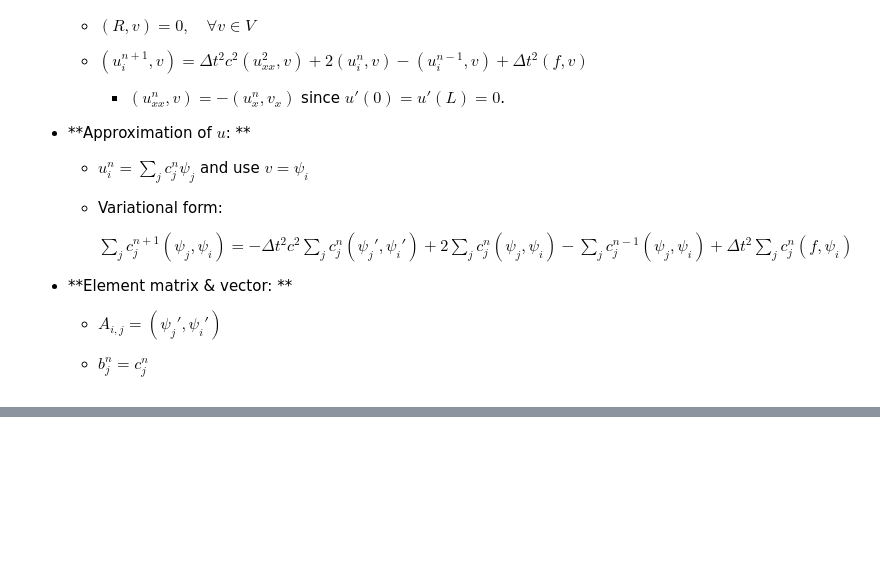
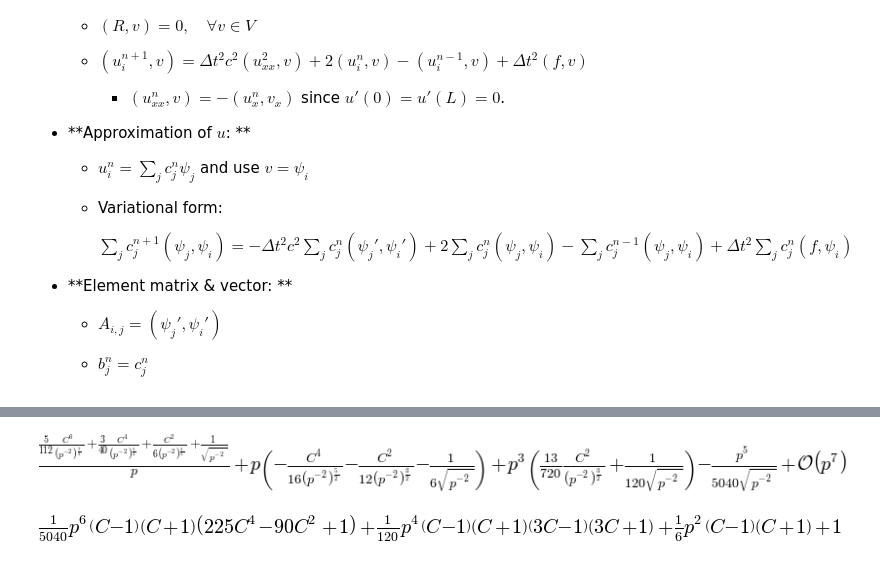
Before and after one commit to miladh/inf5620, a Jupyter notebook: exam/ex4_FEwaveEquation.ipynb, the cells around one changed output, grey strips where cells are left out. Saved outputs shown, nothing was run; the diff lists cells and outputs as text; code cells hidden in the pictures; blank space fills up the shorter version.

```diff
--- a/exam/ex4_FEwaveEquation.ipynb
+++ b/exam/ex4_FEwaveEquation.ipynb
@@ -176,0 +192,18 @@ $$
+# %%
+from sympy import*
+init_printing(use_latex=True)
+
+def r(C, p):
+    return 1/(C*p) * asin(C / (sqrt(1/sin(p)**2 - 2/3)))
+
+C, p = symbols('C p')
+rs = r(C, p).series(p, 0, 7)
+display(rs)
+
+# Factorize each term and drop the remainder O(...) term
+rs_factored = [factor(term) for term in rs.lseries(p)]
+rs_factored = sum(rs_factored)
+display(rs_factored)
+# %% [output]
+[figure, added]
+[figure, added]
```
Also changed, not shown: parts of 4 cells of this notebook, 2 other files.
